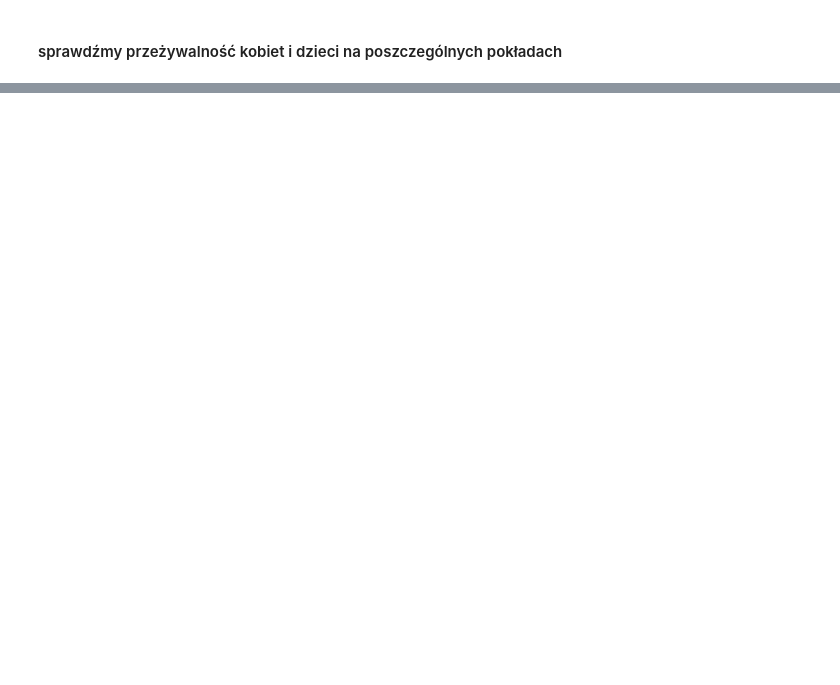
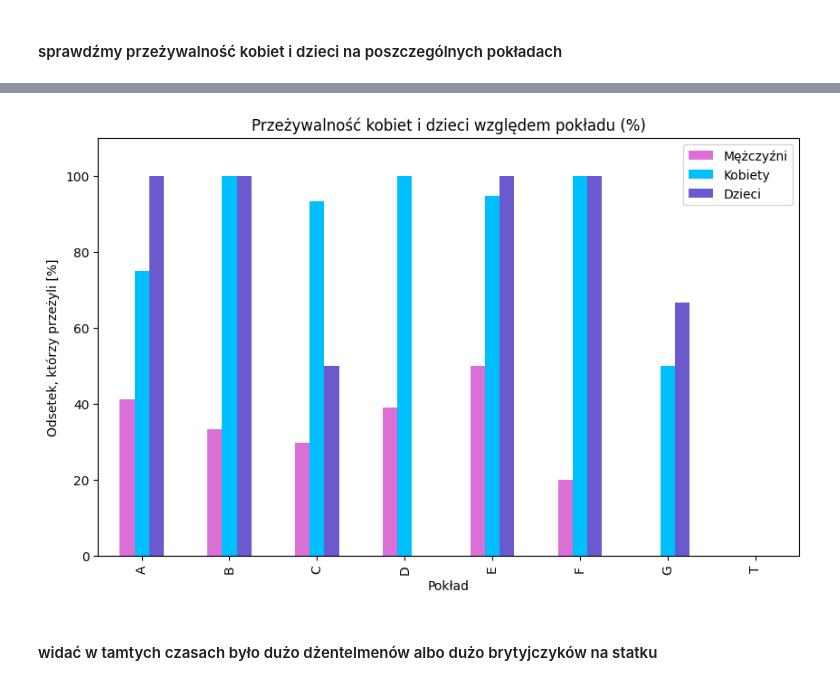
Before and after one commit to pawlo884/ds, a Jupyter notebook: modul4/26__zadanie_domowe__modul_4_2__v2.ipynb, the cells around one changed output, grey strips where cells are left out. Drawn from its saved outputs; the diff is of its cells as text; code cells hidden in the pictures; blank space fills up the shorter version.

```diff
--- a/modul4/26__zadanie_domowe__modul_4_2__v2.ipynb
+++ b/modul4/26__zadanie_domowe__modul_4_2__v2.ipynb
@@ -271,26 +292,37 @@ deck_summary.reset_index(inplace=False)
 def group_deck_survived(df_deck):
     # Dorośli: wiek >= 16
     dorosle_kobiety = ((df_deck['sex'] == 'female') & (~df_deck['is_child']))
+    dorosli_mezczyzni = ((df_deck['sex'] == 'male') & (~df_deck['is_child']))
     dzieci = df_deck['is_child']
     przezyly_kobiety = (dorosle_kobiety & (df_deck['survived'] == 1)).sum()
+    przezyli_mezczyzni = (dorosli_mezczyzni & (df_deck['survived'] == 1)).sum()
     przezylo_dzieci = (dzieci & (df_deck['survived'] == 1)).sum()
     return pd.Series({
-        'liczba_dorosłych_kobiet': dorosle_kobiety.sum(),
-        'liczba_ocalałych_kobiet': przezyly_kobiety,
-        'liczba_dzieci': dzieci.sum(),
-        'liczba_ocalałych_dzieci': przezylo_dzieci
+        'liczba mężczyzn': dorosli_mezczyzni.sum(),
+        'liczba ocalałych mężczyzn': przezyli_mezczyzni,
+        'liczba kobiet': dorosle_kobiety.sum(),
+        'liczba ocalałych kobiet': przezyly_kobiety,
+        'liczba dzieci': dzieci.sum(),
+        'liczba ocalałych dzieci': przezylo_dzieci
     })
 
 
 deck_survival = df.groupby('deck').apply(group_deck_survived).sort_index()
 
-deck_survival['przezywalnosc_kobiet_%'] = (
-    deck_survival['liczba_ocalałych_kobiet'] /
-    deck_survival['liczba_dorosłych_kobiet'] * 100
+deck_survival['przeżywalność mężczyzn %'] = (
+    deck_survival['liczba ocalałych mężczyzn'] /
+    deck_survival['liczba mężczyzn'] * 100
 )
-deck_survival['przezywalnosc_dzieci_%'] = (
-    deck_survival['liczba_ocalałych_dzieci'] /
-    deck_survival['liczba_dzieci'] * 100
+
+deck_survival['przeżywalność kobiet %'] = (
+    deck_survival['liczba ocalałych kobiet'] /
+    deck_survival['liczba kobiet'] * 100
 )
+deck_survival['przeżywalność dzieci %'] = (
+    deck_survival['liczba ocalałych dzieci'] /
+    deck_survival['liczba dzieci'] * 100
+)
+pd.set_option('display.width', 250)
+pd.set_option('display.max_columns', 20)
 print(deck_survival)
 # %% [output]
@@ -313,0 +339,15 @@ T                           0                     NaN                     NaN
+# %%
+
+deck_survival[['przeżywalność mężczyzn %', 'przeżywalność kobiet %', 'przeżywalność dzieci %']].plot(
+    kind='bar', figsize=(10, 6), color=['orchid', 'deepskyblue', 'slateblue']
+)
+plt.ylabel('Odsetek, którzy przeżyli [%]')
+plt.xlabel('Pokład')
+plt.title('Przeżywalność kobiet i dzieci względem pokładu (%)')
+plt.legend(['Mężczyźni','Kobiety', 'Dzieci' ])
+plt.ylim(0, 110)
+plt.show()
+# %% [output]
+[figure, added]
+# %% [markdown]
+#### widać w tamtych czasach było dużo dżentelmenów albo dużo brytyjczyków na statku
```
Also changed, not shown: parts of 8 cells of this notebook.
